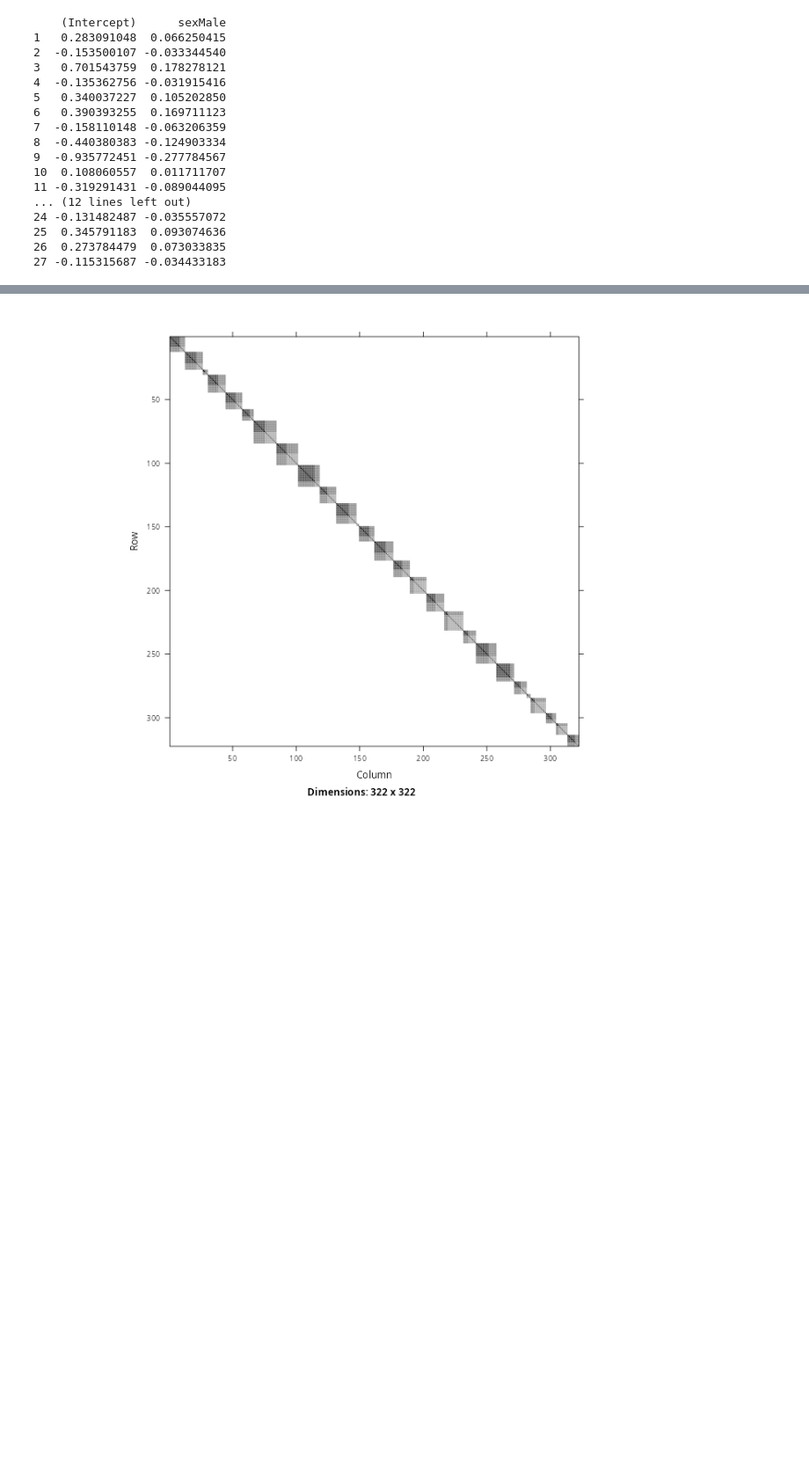
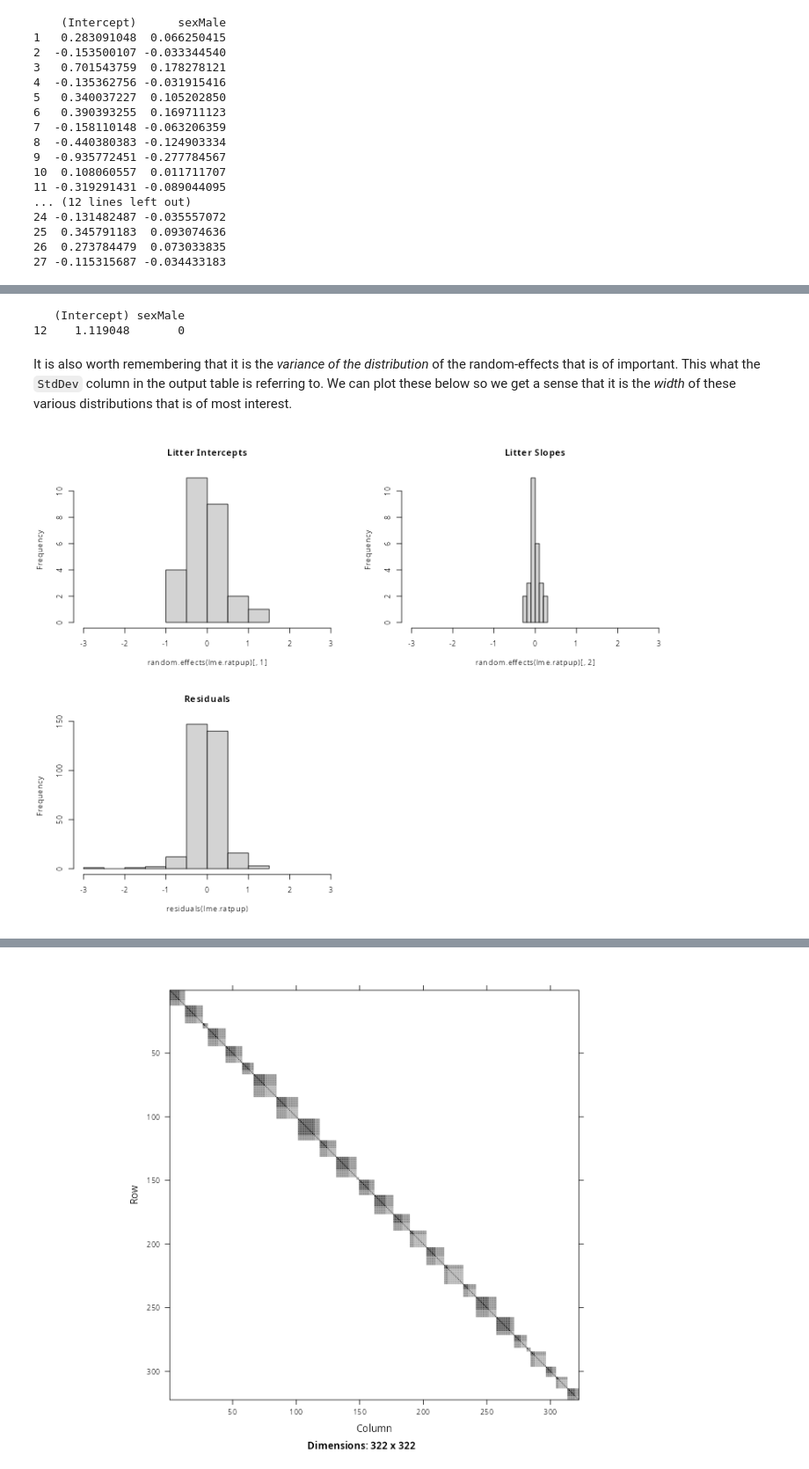
Before and after one commit to PCHN63112-Mixed-Models/mixed-effects-advanced, a Jupyter notebook: 7.example-in-R.ipynb, the cells around one changed output, grey strips where cells are left out. Shown at 88% size. Saved outputs shown, nothing was run; the diff lists cells and outputs as text; code cells hidden in the pictures; blank space fills up the shorter version.

```diff
--- a/7.example-in-R.ipynb
+++ b/7.example-in-R.ipynb
@@ -192,0 +233,19 @@ Recall from earlier that litter 12 had *no* male pups. Despite this, there is st
+# %%
+mod.uncorr <- lme(fixed  =  weight ~ sex*treatment,
+                  random = list(litter=pdDiag(~ 1 + sex)), # force correlation between random-effects to 0
+                  data   = ratpup
+)
+
+random.effects(mod.uncorr)[12,]
+# %% [output]
+   (Intercept) sexMale
+12    1.119048       0
+# %% [markdown]
+It is also worth remembering that it is the *variance of the distribution* of the random-effects that is of important. This what the `StdDev` column in the output table is referring to. We can plot these below so we get a sense that it is the *width* of these various distributions that is of most interest.
+# %%
+par(mfrow=c(2,2))
+hist(random.effects(lme.ratpup)[,1], xlim=c(-3,3), main='Litter Intercepts')
+hist(random.effects(lme.ratpup)[,2], xlim=c(-3,3), main='Litter Slopes')
+hist(residuals(lme.ratpup), xlim=c(-3,3), main='Residuals')
+# %% [output]
+[figure, added]
```
Also changed, not shown: parts of 24 cells of this notebook, 44 other files.
